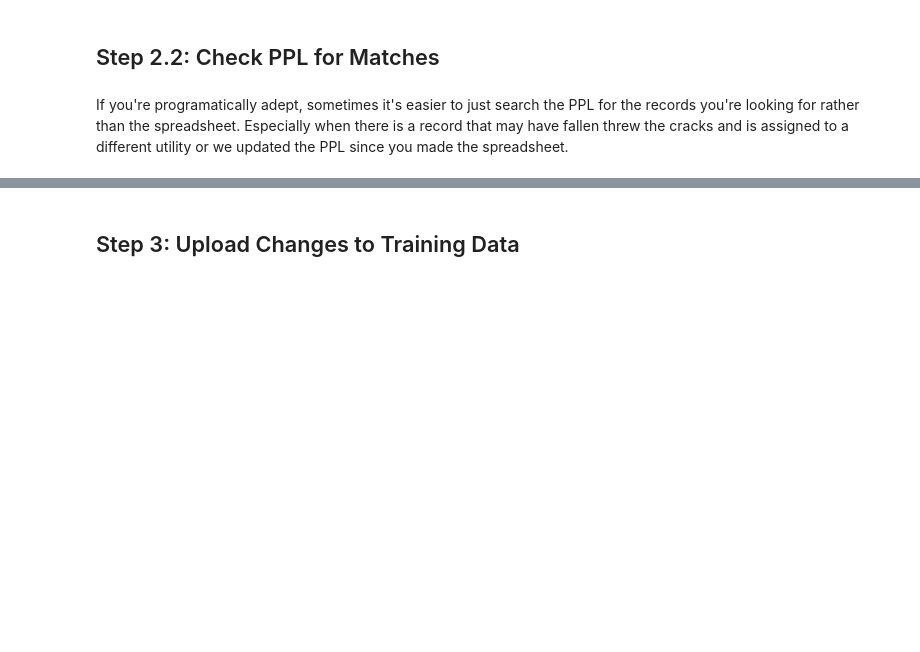
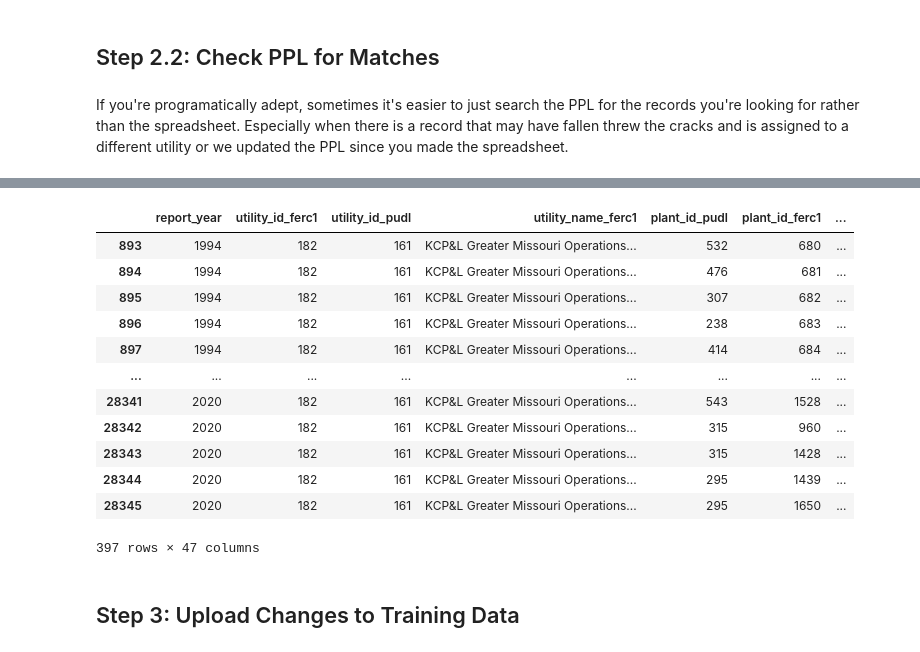
Before and after one commit to catalyst-cooperative/rmi-ferc1-eia, a Jupyter notebook: notebooks/make_overrides.ipynb, the cells around one changed output, grey strips where cells are left out. Cells and saved outputs as stored; diff of their text form; code cells hidden in the pictures; blank space fills up the shorter version.

```diff
--- a/notebooks/make_overrides.ipynb
+++ b/notebooks/make_overrides.ipynb
@@ -333,3 +348,19 @@ Adding pct diff col: net_generation_mwh
+# %%
+steam[steam["utility_id_pudl"]==161]
+# %% [output]
+|  | report_year | utility_id_ferc1 | utility_id_pudl | utility_name_ferc1 | plant_id_pudl | plant_id_ferc1 | ... |
+| 893 | 1994 | 182 | 161 | KCP&L Greater Missouri Operations... | 532 | 680 | ... |
+| 894 | 1994 | 182 | 161 | KCP&L Greater Missouri Operations... | 476 | 681 | ... |
+| 895 | 1994 | 182 | 161 | KCP&L Greater Missouri Operations... | 307 | 682 | ... |
+| 896 | 1994 | 182 | 161 | KCP&L Greater Missouri Operations... | 238 | 683 | ... |
+| 897 | 1994 | 182 | 161 | KCP&L Greater Missouri Operations... | 414 | 684 | ... |
+| ... | ... | ... | ... | ... | ... | ... | ... |
+| 28341 | 2020 | 182 | 161 | KCP&L Greater Missouri Operations... | 543 | 1528 | ... |
+| 28342 | 2020 | 182 | 161 | KCP&L Greater Missouri Operations... | 315 | 960 | ... |
+| 28343 | 2020 | 182 | 161 | KCP&L Greater Missouri Operations... | 315 | 1428 | ... |
+| 28344 | 2020 | 182 | 161 | KCP&L Greater Missouri Operations... | 295 | 1439 | ... |
+| 28345 | 2020 | 182 | 161 | KCP&L Greater Missouri Operations... | 295 | 1650 | ... |
+397 rows × 47 columns
 # %% [markdown]
 <a id='upload-overrides'></a>
 ## Step 3: Upload Changes to Training Data
```
Also changed, not shown: parts of 19 cells of this notebook, 2 other files.
